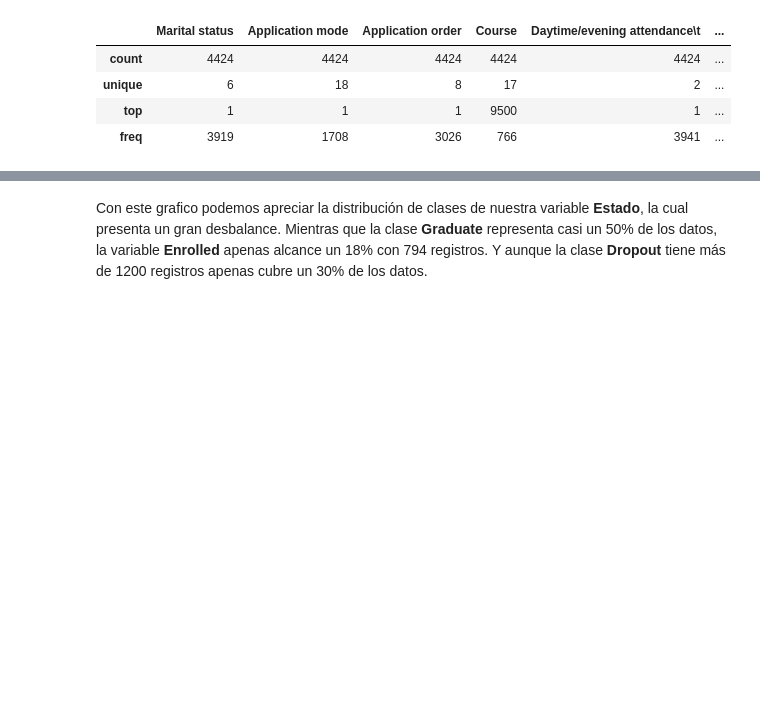
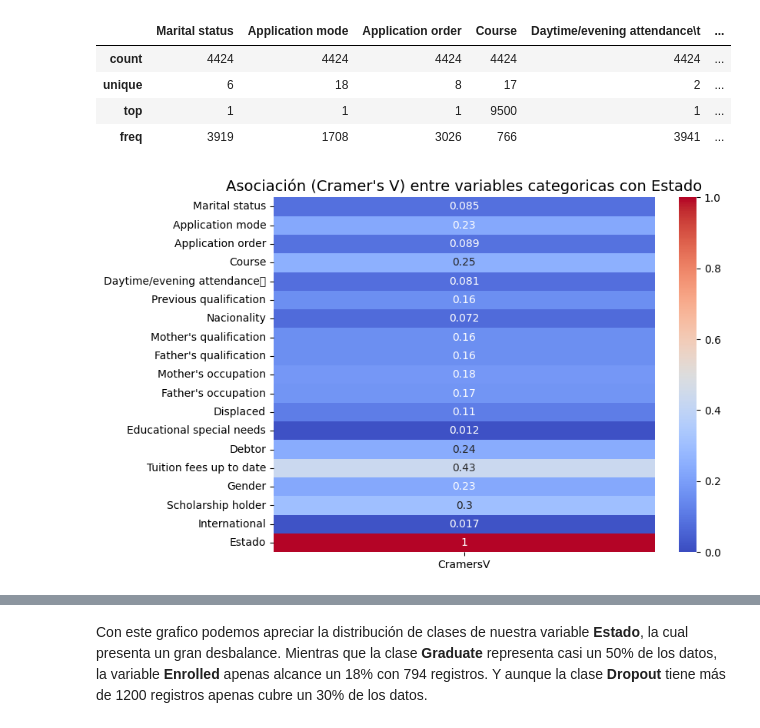
Before and after one commit to LasciaStare/Mini-Proyecto_1-ML, a Jupyter notebook: docs/_build/jupyter_execute/notebooks.ipynb, the cells around one changed output, grey strips where cells are left out. Drawn from its saved outputs; the diff is of its cells as text; code cells hidden in the pictures; blank space fills up the shorter version.

```diff
--- a/docs/_build/jupyter_execute/notebooks.ipynb
+++ b/docs/_build/jupyter_execute/notebooks.ipynb
@@ -75,7 +82,7 @@ memory usage: 1.2+ MB
 # %%
 Cat_vars = df[['Marital status', 'Application mode',
    'Application order', 'Course', 'Daytime/evening attendance\t',
-    'Previous qualification', 'Previous qualification (grade)',
+    'Previous qualification',
     'Nacionality', 'Mother\'s qualification', 'Father\'s qualification',
     'Mother\'s occupation', 'Father\'s occupation','Displaced',
    'Educational special needs',
@@ -83,10 +90,10 @@ Cat_vars = df[['Marital status', 'Application mode',
   'Tuition fees up to date'  ,
   'Gender'  ,
   'Scholarship holder','International','Estado']]
-Cat_vars= Cat_vars.astype('object')
+Cat_vars= Cat_vars.astype('category')
 
 Num_vars = df[['Previous qualification (grade)','Admission grade','Age at enrollment','Curricular units 1st sem (credited)',
-            'Curricular units 1st sem (enrolled)','Curricular units 1st sem (evaluations)','Curricular units 1st sem (approved)','Curricular units 1st sem (grade)','Curricular units 1st sem (without evaluations)','Curricular units 2nd sem (credited)',
+            'Curricular units 1st sem (enrolled)','Curricular units 1st sem (evaluations)','Curricular units 1st sem (approved)','first_semester_grade','Curricular units 1st sem (without evaluations)','Curricular units 2nd sem (credited)',
             'Curricular units 2nd sem (enrolled)','Curricular units 2nd sem (evaluations)','Curricular units 2nd sem (approved)','Curricular units 2nd sem (grade)','Curricular units 2nd sem (without evaluations)',
             'Unemployment rate', 'Inflation rate', 'GDP']]
 # %%
@@ -109,3 +116,28 @@ Cat_vars.describe(include='object')
 | unique | 6 | 18 | 8 | 17 | 2 | ... |
 | top | 1 | 1 | 1 | 9500 | 1 | ... |
 | freq | 3919 | 1708 | 3026 | 766 | 3941 | ... |
+# %%
+def cramers_v(x, y):
+    confusion_matrix = pd.crosstab(x, y)
+    chi2 = chi2_contingency(confusion_matrix)[0]
+    n = confusion_matrix.sum().sum()
+    phi2 = chi2 / n
+    r, k = confusion_matrix.shape
+    return np.sqrt(phi2 / min(k-1, r-1))
+
+# --- Calcular correlación con Estado ---
+cramers_results = {}
+for col in Cat_vars.columns:
+    if col != 'Target':
+        cramers_results[col] = cramers_v(Cat_vars['Estado'], Cat_vars[col])
+
+# Convertir resultados a DataFrame
+cramers_df = pd.DataFrame.from_dict(cramers_results, orient='index', columns=['CramersV'])
+
+# --- Graficar heatmap ---
+plt.figure(figsize=(8, 6))
+sns.heatmap(cramers_df, annot=True, cmap="coolwarm", vmin=0, vmax=1)
+plt.title("Asociación (Cramer's V) entre variables categoricas con Estado", fontsize=14)
+plt.show()
+# %% [output]
+[figure, added]
```
Also changed, not shown: parts of 24 cells of this notebook, 32 other files.
